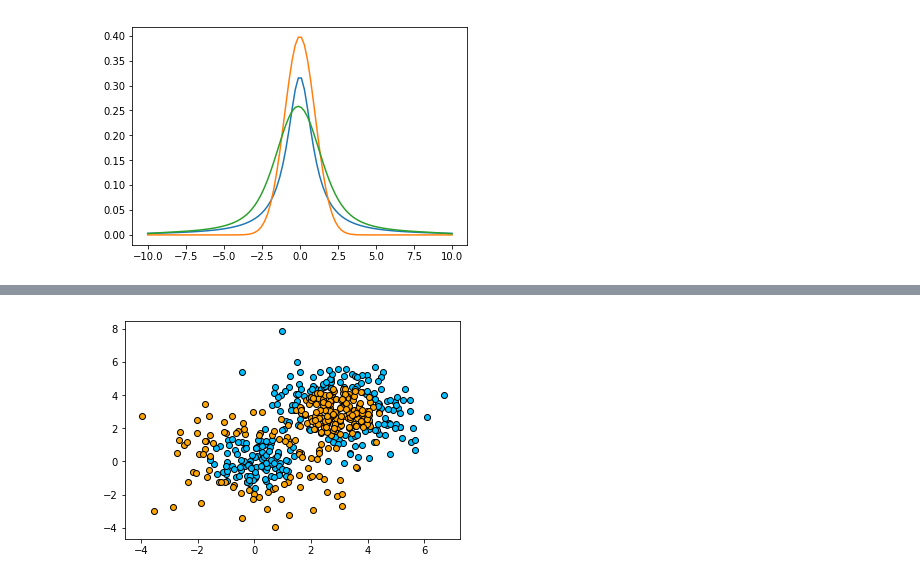
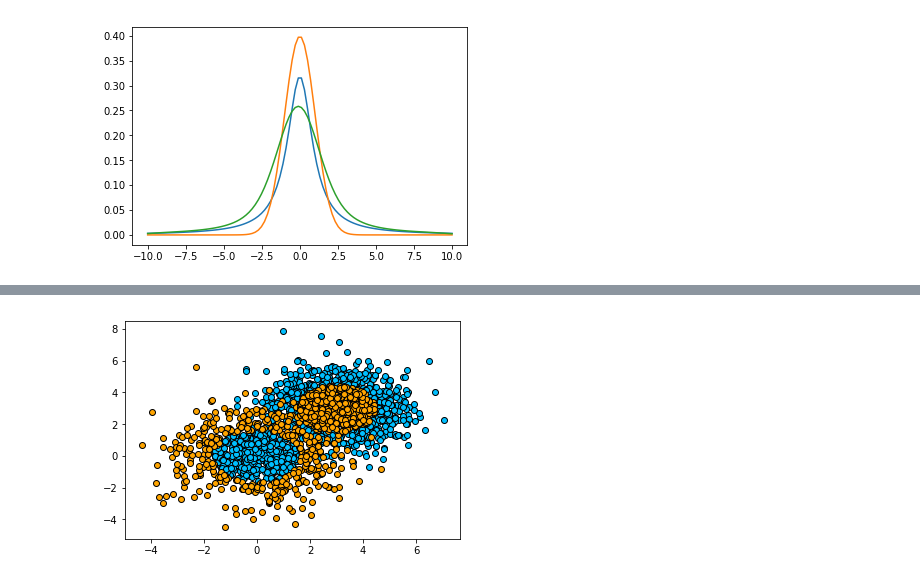
Before and after one commit to jpivarski-talks/2019-05-28-lpchats-numpy-uproot-awkward, a Jupyter notebook: 02-scientific-python.ipynb, the cells around one changed output, grey strips where cells are left out. Drawn from its saved outputs; the diff is of its cells as text; code cells hidden in the pictures.

```diff
--- a/02-scientific-python.ipynb
+++ b/02-scientific-python.ipynb
@@ -76,17 +76,17 @@ matplotlib.pyplot.plot(xs, voigtian);
 # %%
 import sklearn.datasets
 X1, y1 = sklearn.datasets.make_gaussian_quantiles(
-    cov=2.0, n_samples=200, n_features=2, n_classes=2, random_state=1)
+    cov=2.0, n_samples=800, n_features=2, n_classes=2, random_state=1)
 X2, y2 = sklearn.datasets.make_gaussian_quantiles(
-    mean=(3, 3), cov=1.5, n_samples=300, n_features=2, n_classes=2, random_state=1)
+    mean=(3, 3), cov=1.5, n_samples=1200, n_features=2, n_classes=2, random_state=1)
 X = numpy.concatenate((X1, X2))
 y = numpy.concatenate((y1, -y2 + 1))
 
 # These points represent a hard classification problem.
 matplotlib.pyplot.scatter(X[y == 0, 0], X[y == 0, 1], c="deepskyblue", edgecolor="black");
 matplotlib.pyplot.scatter(X[y == 1, 0], X[y == 1, 1], c="orange", edgecolor="black");
 # %% [output]
-[figure, old version]
+[figure, new version]
 # %%
 import sklearn.ensemble
 import sklearn.tree
```
Also changed, not shown: parts of 6 cells of this notebook, 2 other files.
